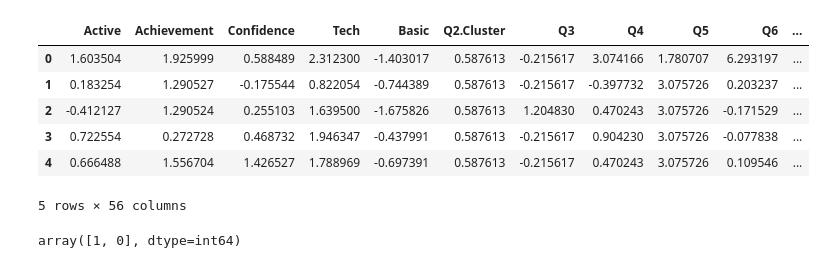
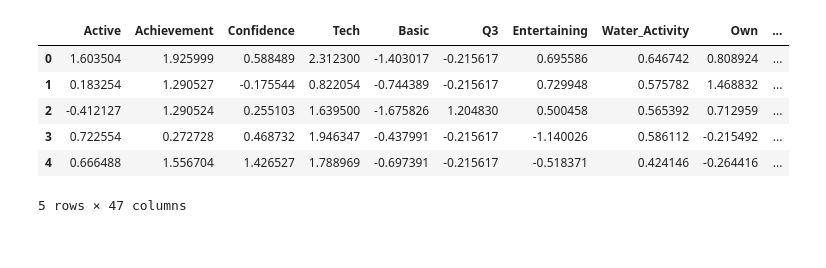
Before and after one commit to Insight-Sogang-Univ/insightcon_3rd_dog, a Jupyter notebook: Part2.ipynb, the cells around one changed output. Drawn from its saved outputs; the diff is of its cells as text; code cells hidden in the pictures.

Commit message:
data_3
made

```diff
--- a/Part2.ipynb
+++ b/Part2.ipynb
@@ -1,29 +1,25 @@
 # %%
 from sklearn.preprocessing import scale
 from sklearn.cluster import KMeans
 from sklearn.decomposition import PCA
 from sklearn.metrics import silhouette_samples, silhouette_score
 from sklearn.preprocessing import StandardScaler
 from sklearn.mixture import GaussianMixture
 import matplotlib.pyplot as plt
 import seaborn as sns
 import numpy as np
 import pandas as pd
 import matplotlib.cm as cm
 import math
 
 _data = pd.read_csv('인사이콘3_Data.csv')
-data = pd.read_csv('data.csv')
+data = pd.read_csv('data_2.csv')
 data.head()
 # %% [output]
-|  | Active | Achievement | Confidence | Tech | Basic | Q2.Cluster | Q3 | Q4 | Q5 | Q6 | ... |
-| 0 | 1.603504 | 1.925999 | 0.588489 | 2.312300 | -1.403017 | 0.587613 | -0.215617 | 3.074166 | 1.780707 | 6.293197 | ... |
-| 1 | 0.183254 | 1.290527 | -0.175544 | 0.822054 | -0.744389 | 0.587613 | -0.215617 | -0.397732 | 3.075726 | 0.203237 | ... |
-| 2 | -0.412127 | 1.290524 | 0.255103 | 1.639500 | -1.675826 | 0.587613 | 1.204830 | 0.470243 | 3.075726 | -0.171529 | ... |
-| 3 | 0.722554 | 0.272728 | 0.468732 | 1.946347 | -0.437991 | 0.587613 | -0.215617 | 0.904230 | 3.075726 | -0.077838 | ... |
-| 4 | 0.666488 | 1.556704 | 1.426527 | 1.788969 | -0.697391 | 0.587613 | -0.215617 | 0.470243 | 3.075726 | 0.109546 | ... |
+|  | Active | Achievement | Confidence | Tech | Basic | Q3 | Entertaining | Water_Activity | Own | ... |
+| 0 | 1.603504 | 1.925999 | 0.588489 | 2.312300 | -1.403017 | -0.215617 | 0.695586 | 0.646742 | 0.808924 | ... |
+| 1 | 0.183254 | 1.290527 | -0.175544 | 0.822054 | -0.744389 | -0.215617 | 0.729948 | 0.575782 | 1.468832 | ... |
+| 2 | -0.412127 | 1.290524 | 0.255103 | 1.639500 | -1.675826 | 1.204830 | 0.500458 | 0.565392 | 0.712959 | ... |
+| 3 | 0.722554 | 0.272728 | 0.468732 | 1.946347 | -0.437991 | -0.215617 | -1.140026 | 0.586112 | -0.215492 | ... |
+| 4 | 0.666488 | 1.556704 | 1.426527 | 1.788969 | -0.697391 | -0.215617 | -0.518371 | 0.424146 | -0.264416 | ... |
-5 rows × 56 columns
+5 rows × 47 columns
-# %%
-_data['Q2.Cluster'].unique()
-# %% [output]
-array([1, 0], dtype=int64)
```
Also changed, not shown: parts of 10 cells of this notebook, 2 other files.
